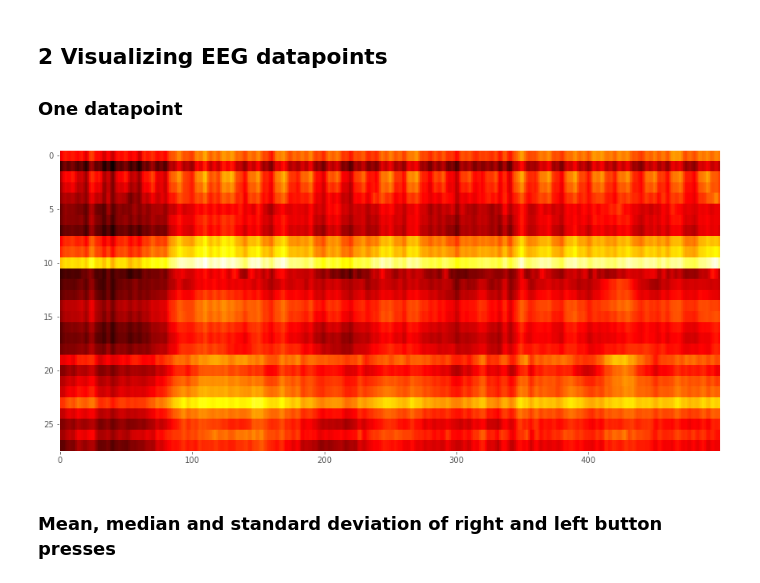
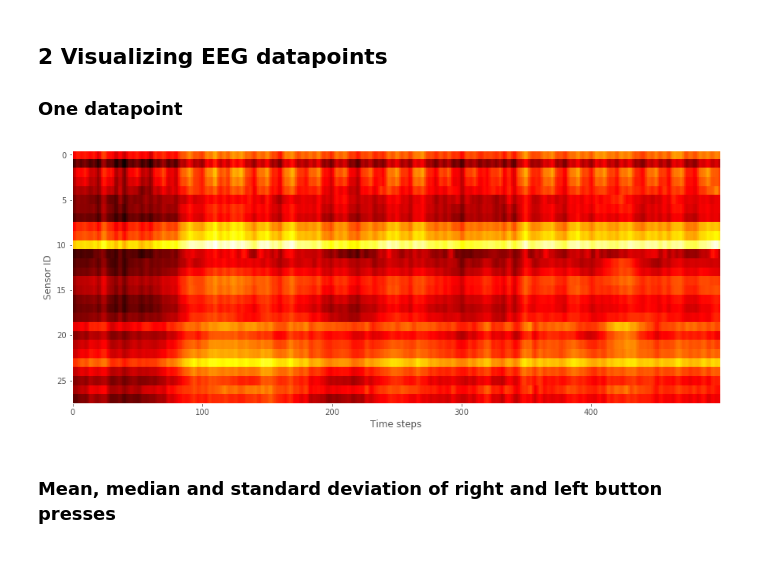
Before and after one commit to roman-bachmann/EEG-Finger-Predictor, a Jupyter notebook: prototyping-notebooks/DataAnalysis.ipynb, the cells around one changed output. Cells and saved outputs as stored; diff of their text form; code cells hidden in the pictures.

```diff
--- a/DataAnalysis.ipynb
+++ b/prototyping-notebooks/DataAnalysis.ipynb
@@ -69,11 +69,13 @@ plt.show()
 
 ### One datapoint
 # %%
-plt.figure(figsize=(15,7))
+plt.figure(figsize=(15,6))
 plt.imshow(train_input[0].permute(1,0), cmap='hot', aspect='auto')
+plt.xlabel('Time steps')
+plt.ylabel('Sensor ID')
 plt.show()
 # %% [output]
-[figure, old version]
+[figure, new version]
 # %% [markdown]
 ### Mean, median and standard deviation of right and left button presses
 # %%
```
Also changed, not shown: 12 other files.
